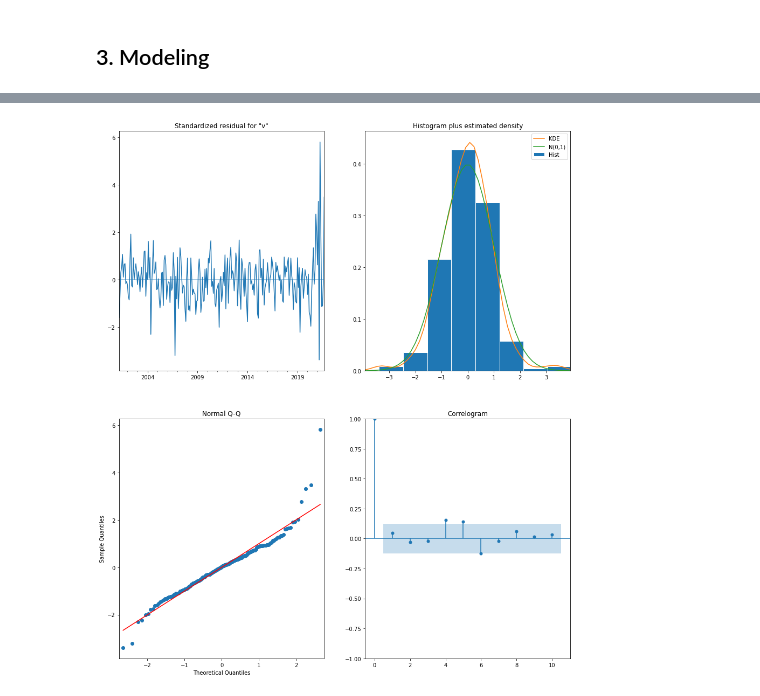
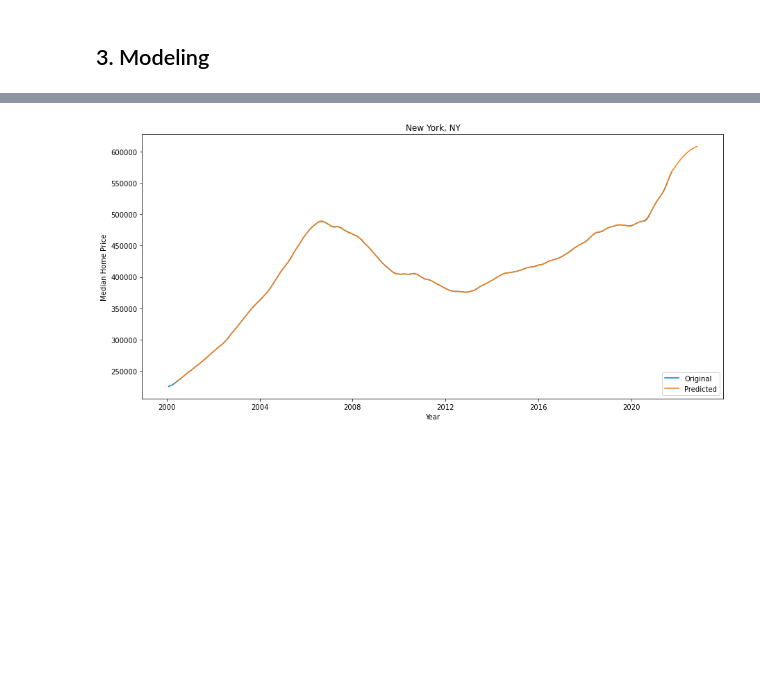
Before and after one commit to MellissaValle/Zillow_Real_Estate_Time_Series_analysis, a Jupyter notebook: Aidan/Aidan's Notebook.ipynb, the cells around one changed output, grey strips where cells are left out. Saved outputs shown, nothing was run; the diff lists cells and outputs as text; code cells hidden in the pictures; blank space fills up the shorter version.

```diff
--- a/Aidan/Aidan's Notebook.ipynb
+++ b/Aidan/Aidan's Notebook.ipynb
@@ -11,6 +11,7 @@ Our client has hired us to analize data from all over the State of New York to d
 # %%
 # Importing the relevant packages and libraries
 import numpy as np
+e = np.e
 import pandas as pd
 import matplotlib
 import statsmodels.api as sm
@@ -157,10 +162,6 @@ plt.ylabel('Averaged Median Home Price');
 ## 3. Modeling
 # %%
 def melt_row(i):
-
-    '''This function will take in any row of our dataframe, designated by the argument i, and
-       return the name of the row, as well as the melted version of the row.'''
-
     row = df_ny.iloc[i:i+1]
     row_name = list(row.iloc[:, 2])[0]
     row_melted = melt_data(row)
@@ -172,8 +173,8 @@ def melt_row(i):
 # %%
-def detrend(series_i):
+def log_transform(series_i):
     log_transformed = np.log(series_i)
-    detrended = log_transformed.dropna()
-    return detrended
+    dropped_nans = log_transformed.dropna()
+    return dropped_nans
 # %%
 def run_auto_arima(series_i):
 
@@ -211,4 +203,0 @@ test_model = run_auto_arima(test_row_series_log)
-# %%
-test_model.plot_diagnostics(figsize=(15,18));
-# %% [output]
-[figure, removed]
@@ -228,0 +204,29 @@ test_model.plot_diagnostics(figsize=(15,18));
+# %%
+def run_arima_model(i, start, end):
+
+    row_name, row_series = melt_row(i)
+
+    log_row_series = log_transform(row_series)
+
+    model = run_auto_arima(log_row_series)
+
+    log_prediction = model.predict(start, end)
+
+    prediction = e ** log_prediction
+
+    prediction_df = pd.DataFrame(prediction.values, prediction.index)
+
+    return row_name, row_series, prediction_df
+# %%
+name, original_series, prediction_series = run_arima_model(0, 0, 273)
+
+fig, ax = plt.subplots(figsize=(15, 7))
+plt.plot(original_series)
+plt.plot(prediction_series[5:])
+plt.title(name)
+plt.legend(['Original','Predicted'], loc='lower right')
+plt.xlabel('Year')
+plt.ylabel('Median Home Price')
+plt.show()
+# %% [output]
+[figure, added]
```
Also changed, not shown: parts of 13 cells of this notebook.
